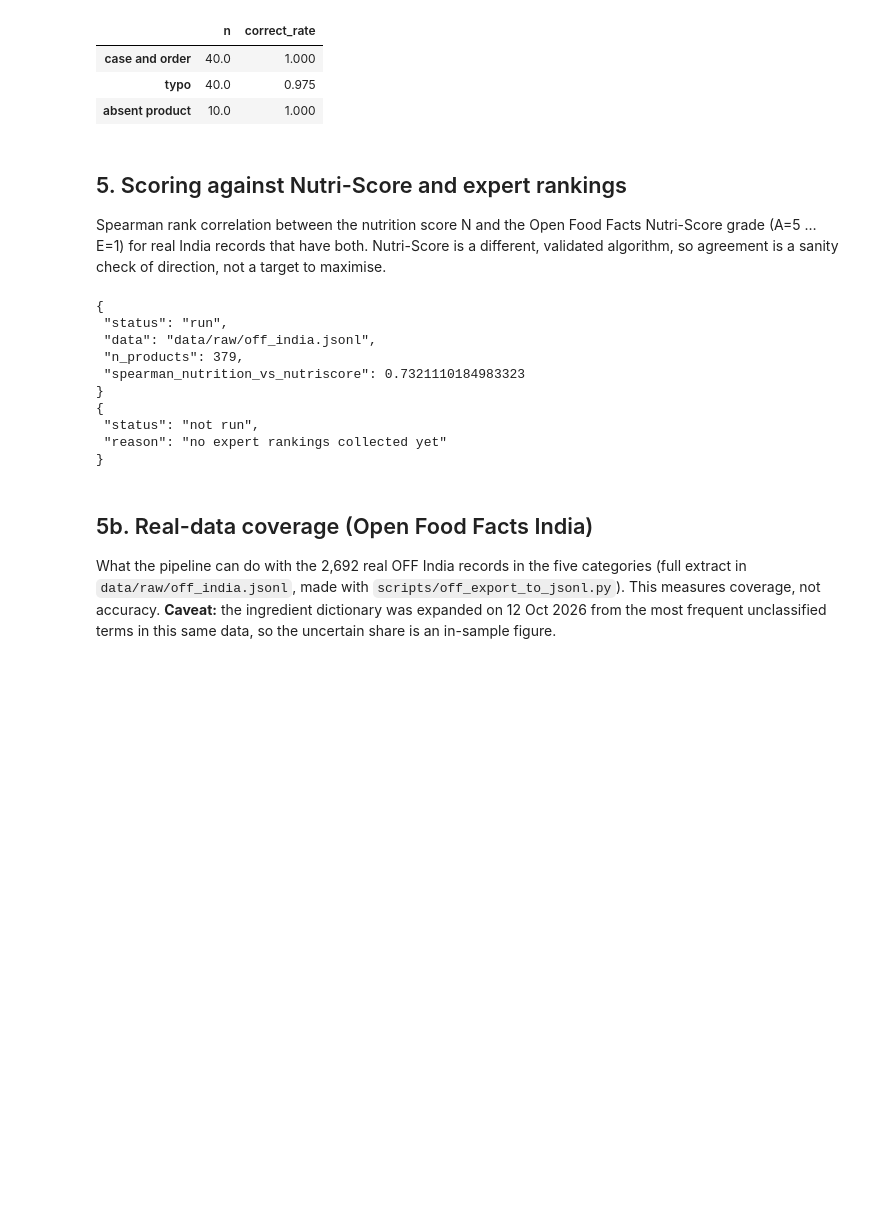
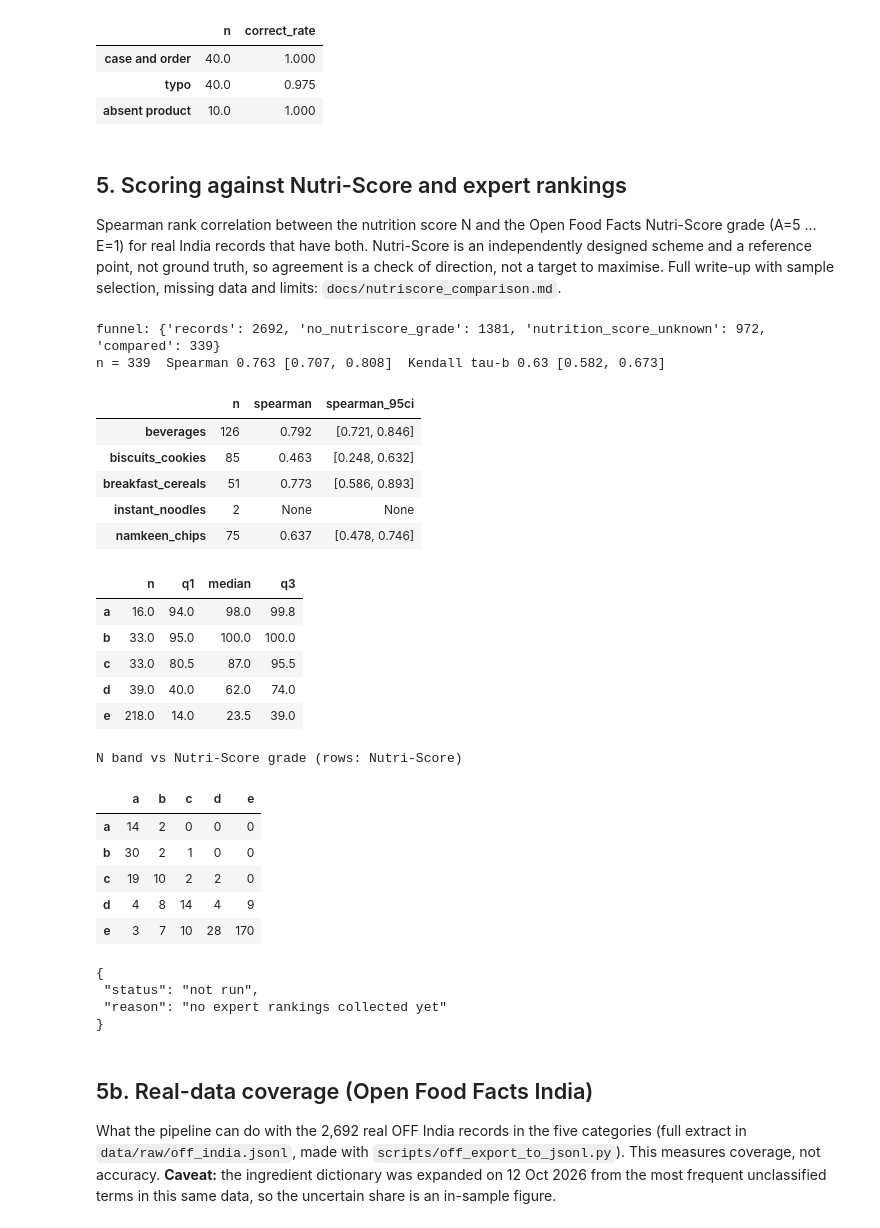
Before and after one commit to SNEHAJUYAL/packed-food-analysis-Minor-project-, a Jupyter notebook: notebooks/evaluation.ipynb, the cells around one changed output. Saved outputs shown, nothing was run; the diff lists cells and outputs as text; code cells hidden in the pictures; blank space fills up the shorter version.

```diff
--- a/notebooks/evaluation.ipynb
+++ b/notebooks/evaluation.ipynb
@@ -104,21 +104,43 @@ queries: 90  correct-match rate: 0.989
 | absent product | 10.0 | 1.000 |
 # %% [markdown]
 ## 5. Scoring against Nutri-Score and expert rankings
-Spearman rank correlation between the nutrition score N and the Open Food Facts Nutri-Score grade (A=5 … E=1) for real India records that have both. Nutri-Score is a different, validated algorithm, so agreement is a sanity check of direction, not a target to maximise.
+Spearman rank correlation between the nutrition score N and the Open Food Facts Nutri-Score grade (A=5 … E=1) for real India records that have both. Nutri-Score is an independently designed scheme and a reference point, not ground truth, so agreement is a check of direction, not a target to maximise. Full write-up with sample selection, missing data and limits: `docs/nutriscore_comparison.md`.
-# %%
-print(json.dumps(results['scoring_vs_nutriscore'], indent=1))
-print(json.dumps(results['expert_ranking'], indent=1))
-# %% [output]
-{
- "status": "run",
- "data": "data/raw/off_india.jsonl",
- "n_products": 379,
- "spearman_nutrition_vs_nutriscore": 0.7321110184983323
-}
-{
- "status": "not run",
- "reason": "no expert rankings collected yet"
-}
+# %%
+from evaluation import nutriscore
+ns = nutriscore.main()   # also writes reports/nutriscore_comparison.json
+print('funnel:', ns['funnel'])
+print('n =', ns['n_products'], ' Spearman', ns['spearman'], ns['spearman_95ci'], ' Kendall tau-b', ns['kendall_tau_b'], ns['kendall_95ci'])
+display(pd.DataFrame(ns['by_category']).T[['n', 'spearman', 'spearman_95ci']])
+display(pd.DataFrame(ns['n_by_nutriscore_grade']).T)
+print('N band vs Nutri-Score grade (rows: Nutri-Score)')
+display(pd.DataFrame(ns['band_agreement']['rows_nutriscore_cols_n_band']).T)
+print(json.dumps(results['expert_ranking'], indent=1))
+# %% [output]
+funnel: {'records': 2692, 'no_nutriscore_grade': 1381, 'nutrition_score_unknown': 972, 'compared': 339}
+n = 339  Spearman 0.763 [0.707, 0.808]  Kendall tau-b 0.63 [0.582, 0.673]
+|  | n | spearman | spearman_95ci |
+| beverages | 126 | 0.792 | [0.721, 0.846] |
+| biscuits_cookies | 85 | 0.463 | [0.248, 0.632] |
+| breakfast_cereals | 51 | 0.773 | [0.586, 0.893] |
+| instant_noodles | 2 | None | None |
+| namkeen_chips | 75 | 0.637 | [0.478, 0.746] |
+|  | n | q1 | median | q3 |
+| a | 16.0 | 94.0 | 98.0 | 99.8 |
+| b | 33.0 | 95.0 | 100.0 | 100.0 |
+| c | 33.0 | 80.5 | 87.0 | 95.5 |
+| d | 39.0 | 40.0 | 62.0 | 74.0 |
+| e | 218.0 | 14.0 | 23.5 | 39.0 |
+N band vs Nutri-Score grade (rows: Nutri-Score)
+|  | a | b | c | d | e |
+| a | 14 | 2 | 0 | 0 | 0 |
+| b | 30 | 2 | 1 | 0 | 0 |
+| c | 19 | 10 | 2 | 2 | 0 |
+| d | 4 | 8 | 14 | 4 | 9 |
+| e | 3 | 7 | 10 | 28 | 170 |
+{
+ "status": "not run",
+ "reason": "no expert rankings collected yet"
+}
 # %% [markdown]
 ## 5b. Real-data coverage (Open Food Facts India)
 What the pipeline can do with the 2,692 real OFF India records in the five categories (full extract in `data/raw/off_india.jsonl`, made with `scripts/off_export_to_jsonl.py`). This measures coverage, not accuracy. **Caveat:** the ingredient dictionary was expanded on 12 Oct 2026 from the most frequent unclassified terms in this same data, so the uncertain share is an in-sample figure.
```
Also changed, not shown: parts of 2 cells of this notebook, 18 other files.
